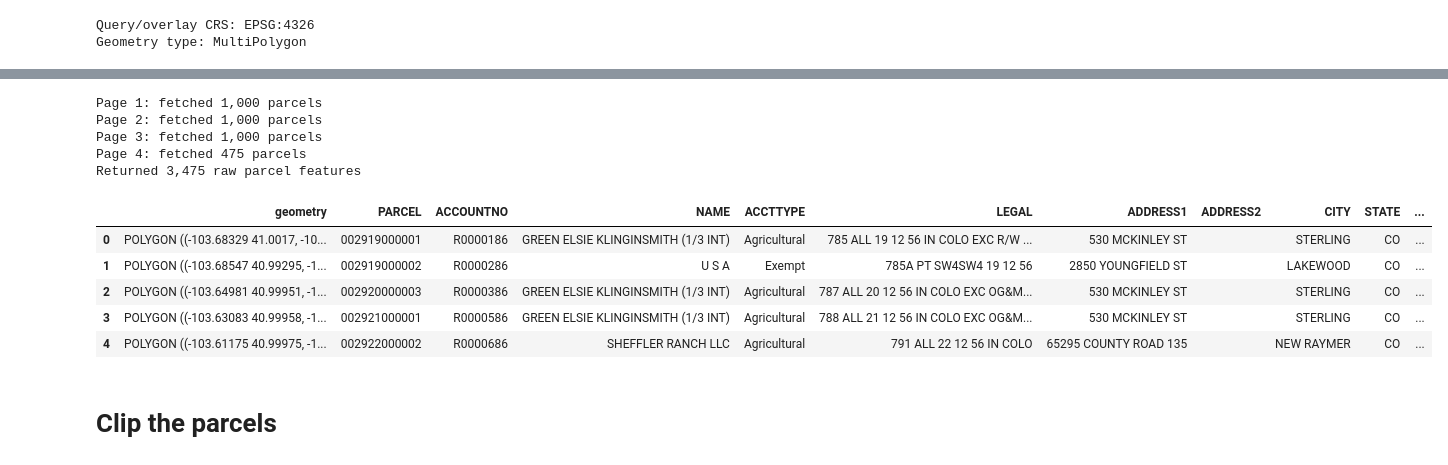
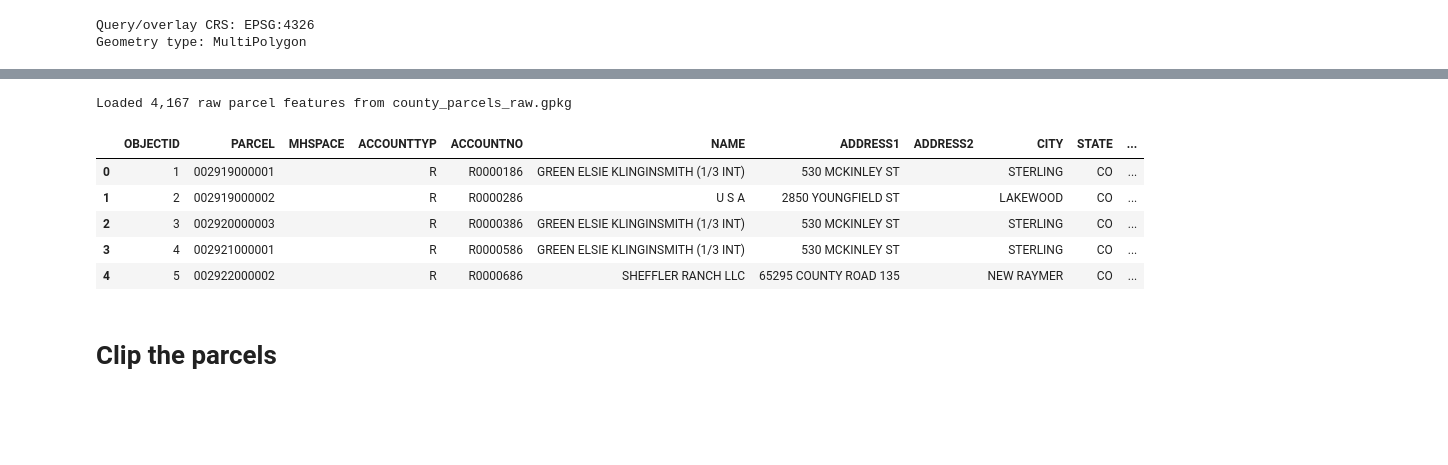
Before and after one commit to maxwarnock/Pawnee-Grasslands-Project, a Jupyter notebook: code/04_land_value.ipynb, the cells around one changed output, grey strips where cells are left out. Cells and saved outputs as stored; diff of their text form; code cells hidden in the pictures; blank space fills up the shorter version.

```diff
--- a/code/04_land_value.ipynb
+++ b/code/04_land_value.ipynb
@@ -302,28 +215,18 @@ def query_parcels_geojson(geometry_json, out_fields="*", batch_size=1000, max_pa
 # %%
-# Print the parcel data to ensure we got the fields we identified in the helper function
-pawnee_geom = pawnee_union.geometry.iloc[0]
-pawnee_esri_json = polygon_to_esri_json(pawnee_geom)
+# Load the full-county parcel dataset cached by 01_boundaries.ipynb.
+# The pawnee_union overlay intersection in the next cell handles spatial filtering.
+parcels_raw = gpd.read_file(parcel_raw_path)
 
-parcels_raw = query_parcels_geojson(
-    geometry_json=pawnee_esri_json,
-    out_fields=OUT_FIELDS,
-    batch_size=1000
-)
-
-print(f"Returned {len(parcels_raw):,} raw parcel features")
+print(f"Loaded {len(parcels_raw):,} raw parcel features from {parcel_raw_path.name}")
 display(parcels_raw.head())
 # %% [output]
-Page 1: fetched 1,000 parcels
-Page 2: fetched 1,000 parcels
-Page 3: fetched 1,000 parcels
-Page 4: fetched 475 parcels
-Returned 3,475 raw parcel features
+Loaded 4,167 raw parcel features from county_parcels_raw.gpkg
-|  | geometry | PARCEL | ACCOUNTNO | NAME | ACCTTYPE | LEGAL | ADDRESS1 | ADDRESS2 | CITY | STATE | ... |
-| 0 | POLYGON ((-103.68329 41.0017, -10... | 002919000001 | R0000186 | GREEN ELSIE KLINGINSMITH (1/3 INT) | Agricultural | 785 ALL 19 12 56 IN COLO EXC R/W ... | 530 MCKINLEY ST |  | STERLING | CO | ... |
-| 1 | POLYGON ((-103.68547 40.99295, -1... | 002919000002 | R0000286 | U S A | Exempt | 785A PT SW4SW4 19 12 56 | 2850 YOUNGFIELD ST |  | LAKEWOOD | CO | ... |
-| 2 | POLYGON ((-103.64981 40.99951, -1... | 002920000003 | R0000386 | GREEN ELSIE KLINGINSMITH (1/3 INT) | Agricultural | 787 ALL 20 12 56 IN COLO EXC OG&M... | 530 MCKINLEY ST |  | STERLING | CO | ... |
-| 3 | POLYGON ((-103.63083 40.99958, -1... | 002921000001 | R0000586 | GREEN ELSIE KLINGINSMITH (1/3 INT) | Agricultural | 788 ALL 21 12 56 IN COLO EXC OG&M... | 530 MCKINLEY ST |  | STERLING | CO | ... |
-| 4 | POLYGON ((-103.61175 40.99975, -1... | 002922000002 | R0000686 | SHEFFLER RANCH LLC | Agricultural | 791 ALL 22 12 56 IN COLO | 65295 COUNTY ROAD 135 |  | NEW RAYMER | CO | ... |
+|  | OBJECTID | PARCEL | MHSPACE | ACCOUNTTYP | ACCOUNTNO | NAME | ADDRESS1 | ADDRESS2 | CITY | STATE | ... |
+| 0 | 1 | 002919000001 |  | R | R0000186 | GREEN ELSIE KLINGINSMITH (1/3 INT) | 530 MCKINLEY ST |  | STERLING | CO | ... |
+| 1 | 2 | 002919000002 |  | R | R0000286 | U S A | 2850 YOUNGFIELD ST |  | LAKEWOOD | CO | ... |
+| 2 | 3 | 002920000003 |  | R | R0000386 | GREEN ELSIE KLINGINSMITH (1/3 INT) | 530 MCKINLEY ST |  | STERLING | CO | ... |
+| 3 | 4 | 002921000001 |  | R | R0000586 | GREEN ELSIE KLINGINSMITH (1/3 INT) | 530 MCKINLEY ST |  | STERLING | CO | ... |
+| 4 | 5 | 002922000002 |  | R | R0000686 | SHEFFLER RANCH LLC | 65295 COUNTY ROAD 135 |  | NEW RAYMER | CO | ... |
 # %% [markdown]
 # Clip the parcels
 # %%
```
Also changed, not shown: parts of 5 cells of this notebook, 17 other files.
